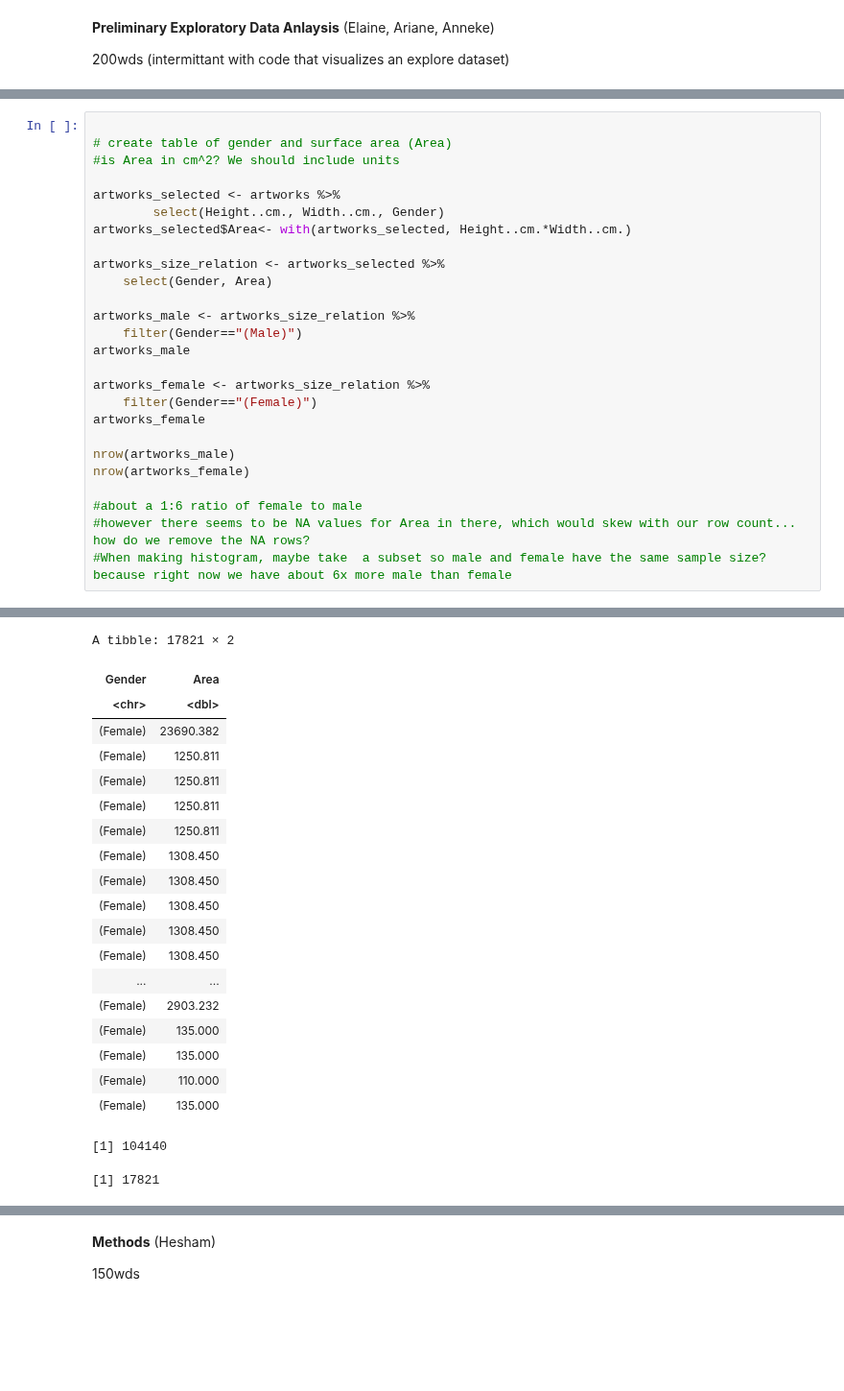
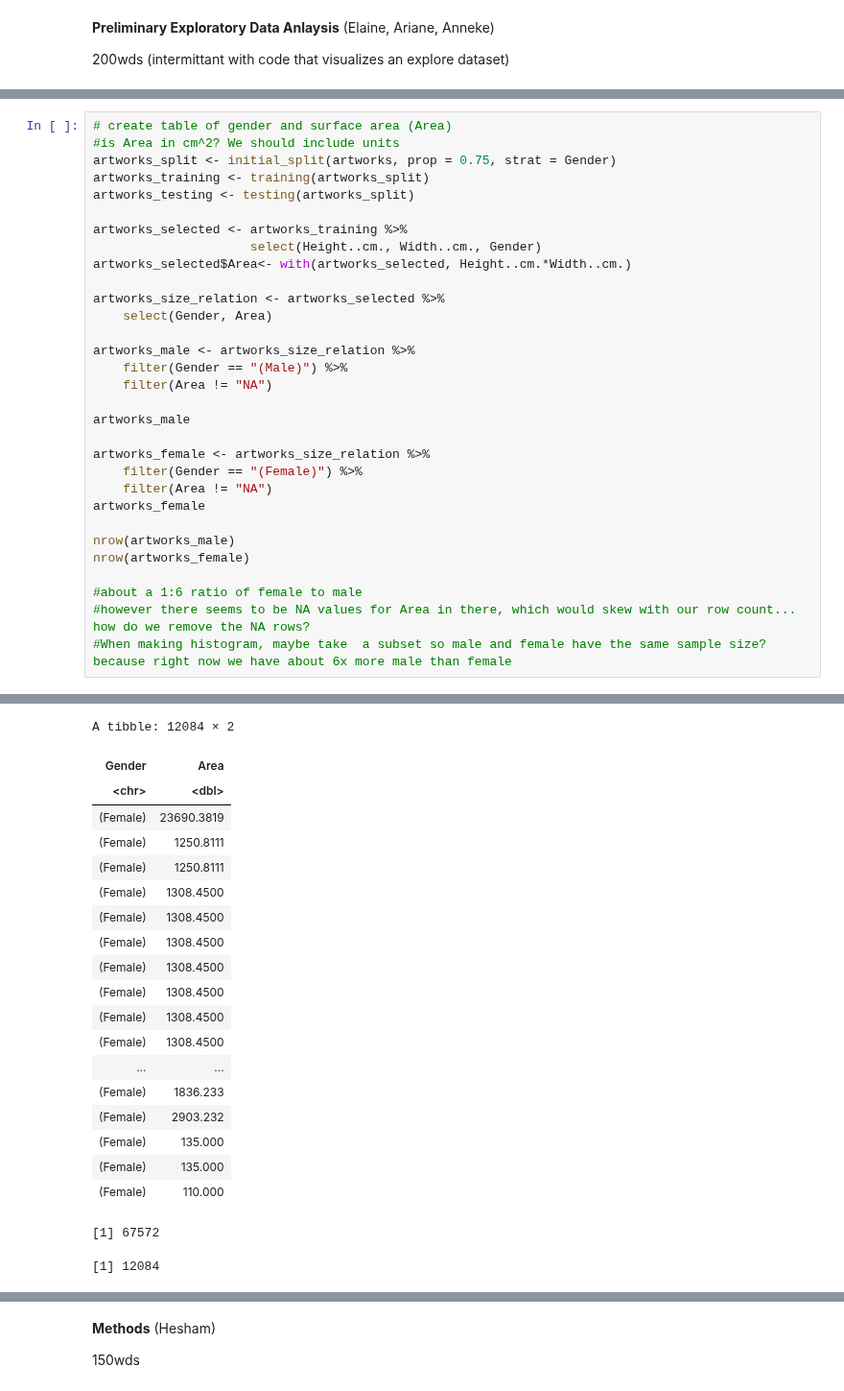
Before and after one commit to annekedresselhuis/DSCI-Group-Project, a Jupyter notebook: group_28_preliminary_analysis..ipynb, the cells around one changed output, grey strips where cells are left out. Shown at 96% size. Saved outputs shown, nothing was run; the diff lists cells and outputs as text; blank space fills up the shorter version.

```diff
--- a/group_28_preliminary_analysis..ipynb
+++ b/group_28_preliminary_analysis..ipynb
@@ -87,21 +113,26 @@ A spec_tbl_df: 138151 × 29
 # %%
-
 # create table of gender and surface area (Area)
 #is Area in cm^2? We should include units
+artworks_split <- initial_split(artworks, prop = 0.75, strat = Gender)
+artworks_training <- training(artworks_split)
+artworks_testing <- testing(artworks_split)
 
-artworks_selected <- artworks %>%
-        select(Height..cm., Width..cm., Gender)
+artworks_selected <- artworks_training %>%
+                     select(Height..cm., Width..cm., Gender)
 artworks_selected$Area<- with(artworks_selected, Height..cm.*Width..cm.)
 
 artworks_size_relation <- artworks_selected %>%
     select(Gender, Area)
 
 artworks_male <- artworks_size_relation %>%
-    filter(Gender=="(Male)")
+    filter(Gender == "(Male)") %>%
+    filter(Area != "NA")
+
 artworks_male
 
 artworks_female <- artworks_size_relation %>%
-    filter(Gender=="(Female)")
+    filter(Gender == "(Female)") %>%
+    filter(Area != "NA")
 artworks_female
 
 nrow(artworks_male)
@@ -115,39 +146,39 @@ A tibble: 104140 × 2
 | Gender | Area |
 | <chr> | <dbl> |
 | (Male) | 8208.540 |
 | (Male) | 1212.908 |
 | (Male) | 1090.740 |
 | (Male) | 2580.640 |
 | (Male) | 733.440 |
 | (Male) | 1626.920 |
 | (Male) | 1626.920 |
 | (Male) | 1626.920 |
 | (Male) | 1626.920 |
 | (Male) | 1626.920 |
 | ... | ... |
 | (Male) | 15329.063 |
 | (Male) | 258.065 |
 | (Male) | 258.065 |
 | (Male) | 84.000 |
 | (Male) | 84.000 |
-A tibble: 17821 × 2
+A tibble: 12084 × 2
 | Gender | Area |
 | <chr> | <dbl> |
-| (Female) | 23690.382 |
-| (Female) | 1250.811 |
-| (Female) | 1250.811 |
-| (Female) | 1250.811 |
-| (Female) | 1250.811 |
-| (Female) | 1308.450 |
-| (Female) | 1308.450 |
-| (Female) | 1308.450 |
-| (Female) | 1308.450 |
-| (Female) | 1308.450 |
+| (Female) | 23690.3819 |
+| (Female) | 1250.8111 |
+| (Female) | 1250.8111 |
+| (Female) | 1308.4500 |
+| (Female) | 1308.4500 |
+| (Female) | 1308.4500 |
+| (Female) | 1308.4500 |
+| (Female) | 1308.4500 |
+| (Female) | 1308.4500 |
+| (Female) | 1308.4500 |
 | ... | ... |
+| (Female) | 1836.233 |
 | (Female) | 2903.232 |
 | (Female) | 135.000 |
 | (Female) | 135.000 |
 | (Female) | 110.000 |
-| (Female) | 135.000 |
-[1] 104140
+[1] 67572
-[1] 17821
+[1] 12084
```
Also changed, not shown: parts of 10 cells of this notebook.
